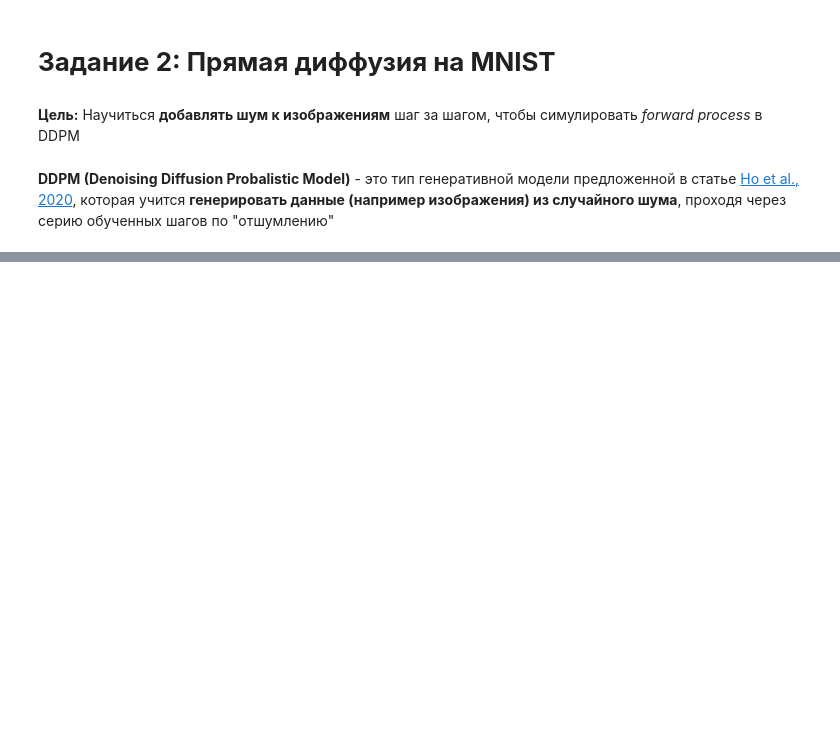
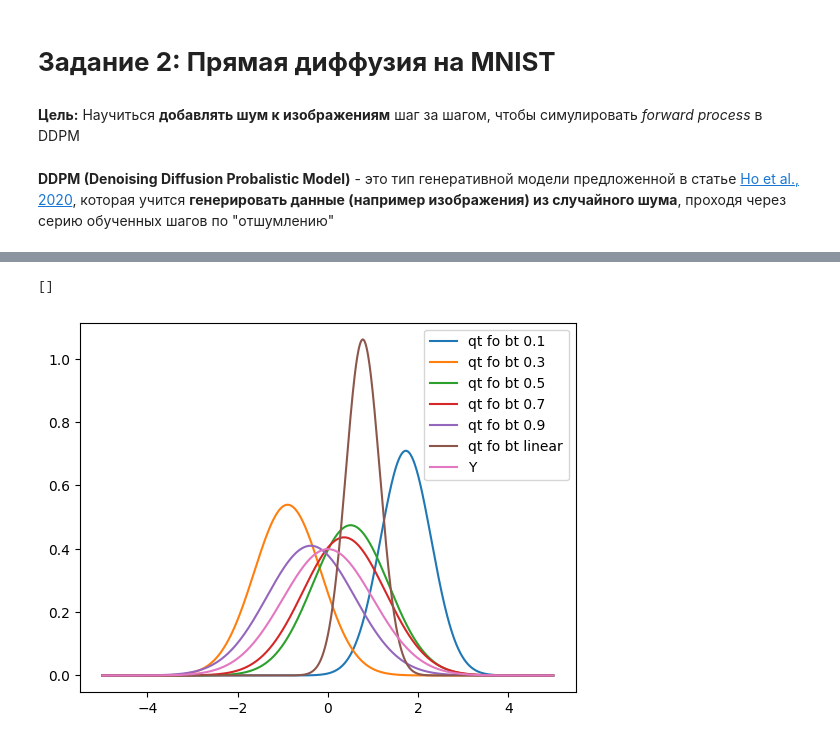
Before and after one commit to Rainfue/Diffusion, a Jupyter notebook: module1.ipynb, the cells around one changed output, grey strips where cells are left out. Cells and saved outputs as stored; diff of their text form; code cells hidden in the pictures; blank space fills up the shorter version.

```diff
--- a/module1.ipynb
+++ b/module1.ipynb
@@ -93,0 +226,31 @@ def q_sample(x0, t, betas):
+# %%
+for bt in different_schedules:
+
+    # Set xt to zero, which will be used as x(t-1) like in sqrt(1-b) * x(t-1)
+    xt = x0
+    # A simple loop by timestep
+    for t in range(timestep):
+
+        # Calculate the mean as in the formula
+        mean = math.sqrt(1-bt[t]) * xt
+
+        # Calculate the variance
+        variance = math.sqrt(bt[t])
+
+        # Get epsilon from normal distribution
+        eps = np.random.normal(0,1)
+
+        # Calculate xt
+        xt = mean + variance * eps
+    q_results = norm.pdf(xs, mean, math.sqrt(variance))
+    plt.plot(
+        xs,
+        q_results,
+        label = f'qt fo bt {bt[0] if bt[0] == bt[-1] else "linear"}'
+    )
+plt.plot(xs, y_results, label='Y')
+plt.legend()
+plt.plot()
+# %% [output]
+[]
+[figure, added]
```
Also changed, not shown: parts of 27 cells of this notebook, 2 other files.
